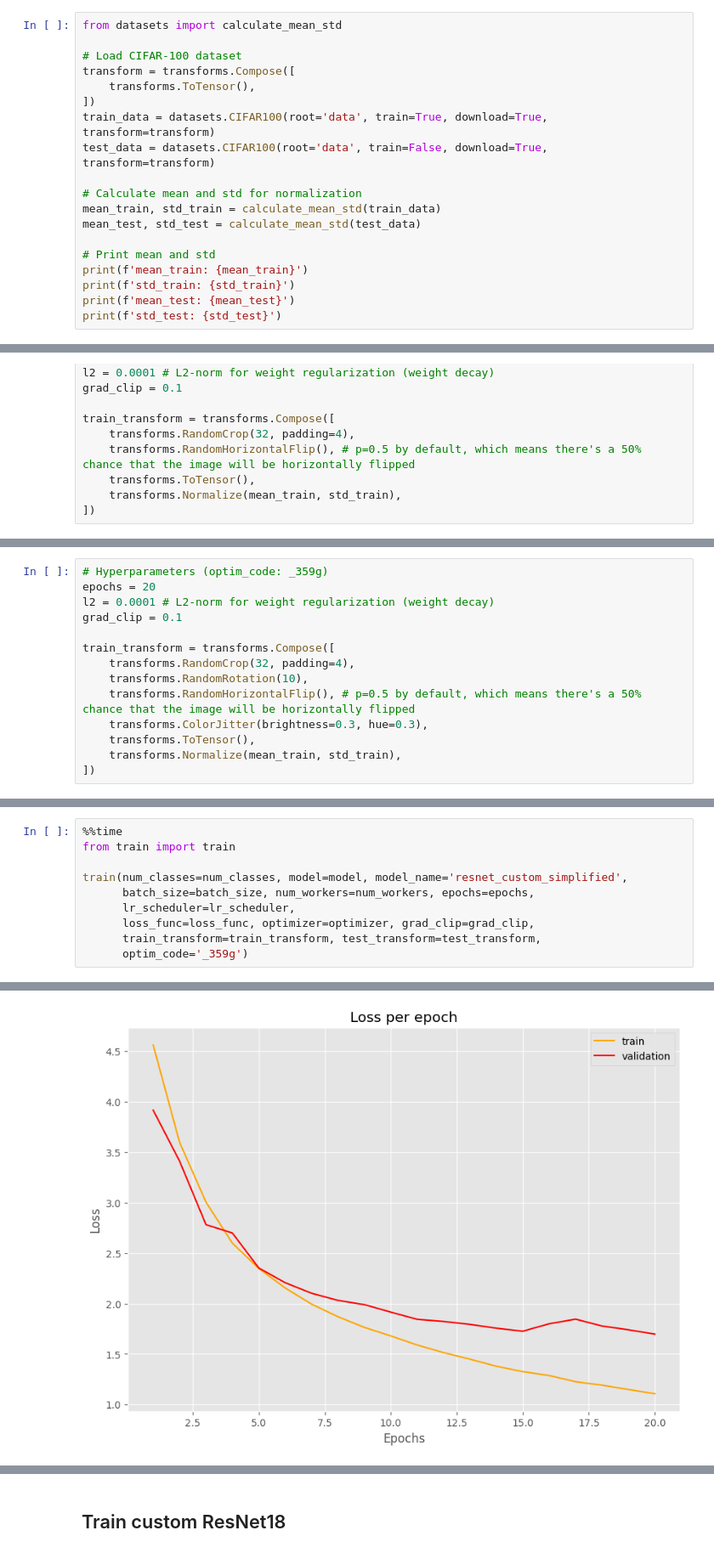
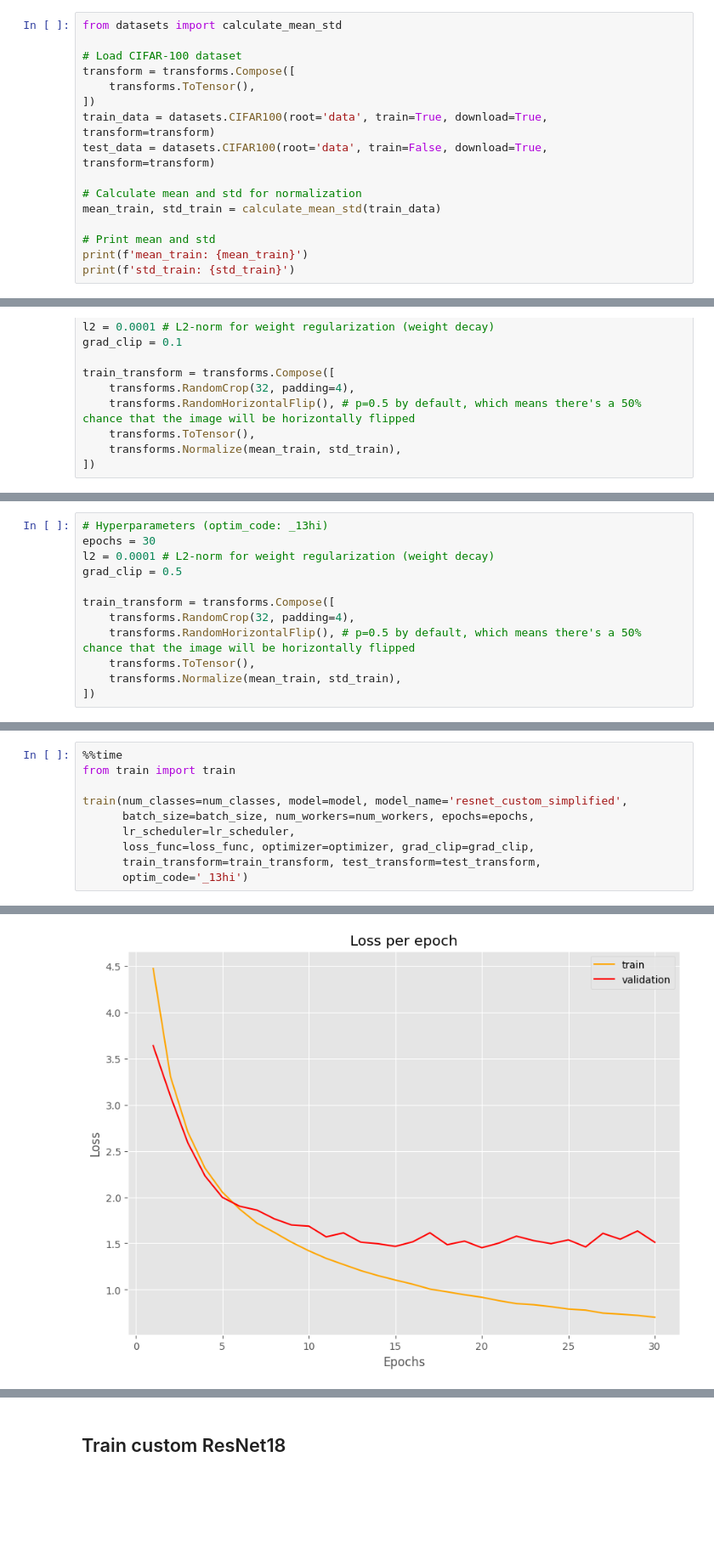
Before and after one commit to myng15/xAI-project-computer-vision, a Jupyter notebook: project-step-0-train-CNN-cifar100.ipynb, the cells around one changed output, grey strips where cells are left out. Shown at 85% size. Saved outputs shown, nothing was run; the diff lists cells and outputs as text; blank space fills up the shorter version.

```diff
--- a/project-step-0-train-CNN-cifar100.ipynb
+++ b/project-step-0-train-CNN-cifar100.ipynb
@@ -64,13 +64,10 @@ test_data = datasets.CIFAR100(root='data', train=False, download=True, transform
 
 # Calculate mean and std for normalization
 mean_train, std_train = calculate_mean_std(train_data)
-mean_test, std_test = calculate_mean_std(test_data)
 
 # Print mean and std
 print(f'mean_train: {mean_train}')
 print(f'std_train: {std_train}')
-print(f'mean_test: {mean_test}')
-print(f'std_test: {std_test}')
 # %% [output]
 Random seed 42 has been set.
 Files already downloaded and verified
@@ -812,14 +754,12 @@ Test Accuracy of worm: 64.00% (64.0/100.0)
 # %%
-# Hyperparameters (optim_code: _359g)
-epochs = 20
+# Hyperparameters (optim_code: _13hi)
+epochs = 30
 l2 = 0.0001 # L2-norm for weight regularization (weight decay)
-grad_clip = 0.1
+grad_clip = 0.5
 
 train_transform = transforms.Compose([
     transforms.RandomCrop(32, padding=4),
-    transforms.RandomRotation(10),
     transforms.RandomHorizontalFlip(), # p=0.5 by default, which means there's a 50% chance that the image will be horizontally flipped
-    transforms.ColorJitter(brightness=0.3, hue=0.3),
     transforms.ToTensor(),
     transforms.Normalize(mean_train, std_train),
 ])
@@ -859,7 +799,7 @@ train(num_classes=num_classes, model=model, model_name='resnet_custom_simplified
       lr_scheduler=lr_scheduler,
       loss_func=loss_func, optimizer=optimizer, grad_clip=grad_clip,
       train_transform=train_transform, test_transform=test_transform,
-      optim_code='_359g')
+      optim_code='_13hi')
 # %% [output]
 Random seed 42 has been set.
 Files already downloaded and verified
@@ -882,2 +822,2 @@ Saving final model...
-[figure, old version]
+[figure, new version]
 TRAINING FINISHED
```
Also changed, not shown: parts of 72 cells of this notebook, 9 other files.
